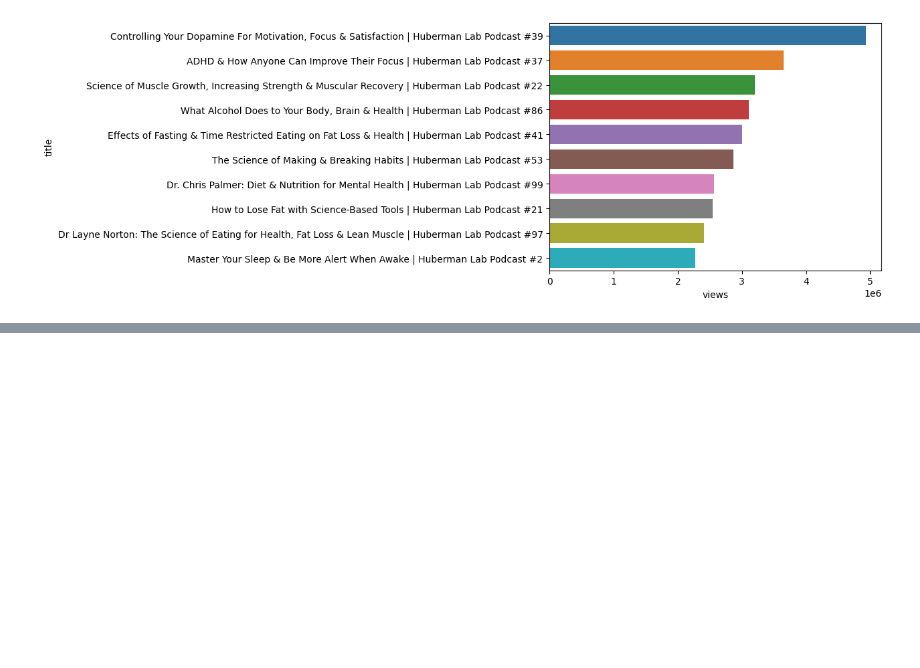
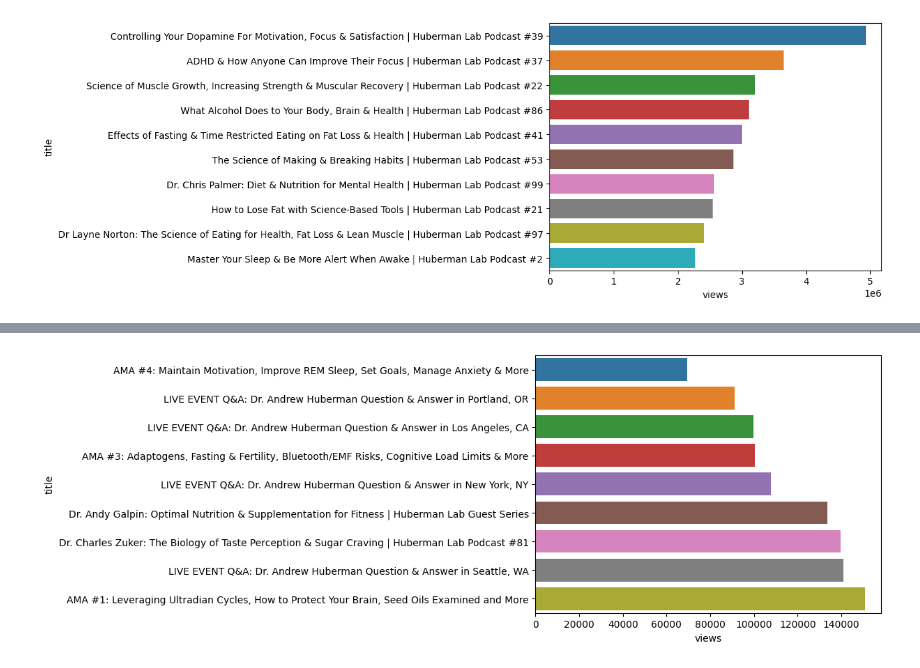
Before and after one commit to nurulismailiah/youtube-api-python, a Jupyter notebook: Youtube-API.ipynb, the cells around one changed output, grey strips where cells are left out. Drawn from its saved outputs; the diff is of its cells as text; code cells hidden in the pictures; blank space fills up the shorter version.

```diff
--- a/Youtube-API.ipynb
+++ b/Youtube-API.ipynb
@@ -249,0 +265,3 @@ video_data.to_csv("Andrew H Youtube.csv", index=False)
+# %%
+worse_videos = video_data.sort_values(by='views', ascending=True)[0:9]
+worse_videos
@@ -249,0 +279,4 @@ video_data.to_csv("Andrew H Youtube.csv", index=False)
+# %%
+ax = sns.barplot(data= worse_videos, x='views', y ='title')
+# %% [output]
+[figure, added]
```
Also changed, not shown: parts of 14 cells of this notebook.
